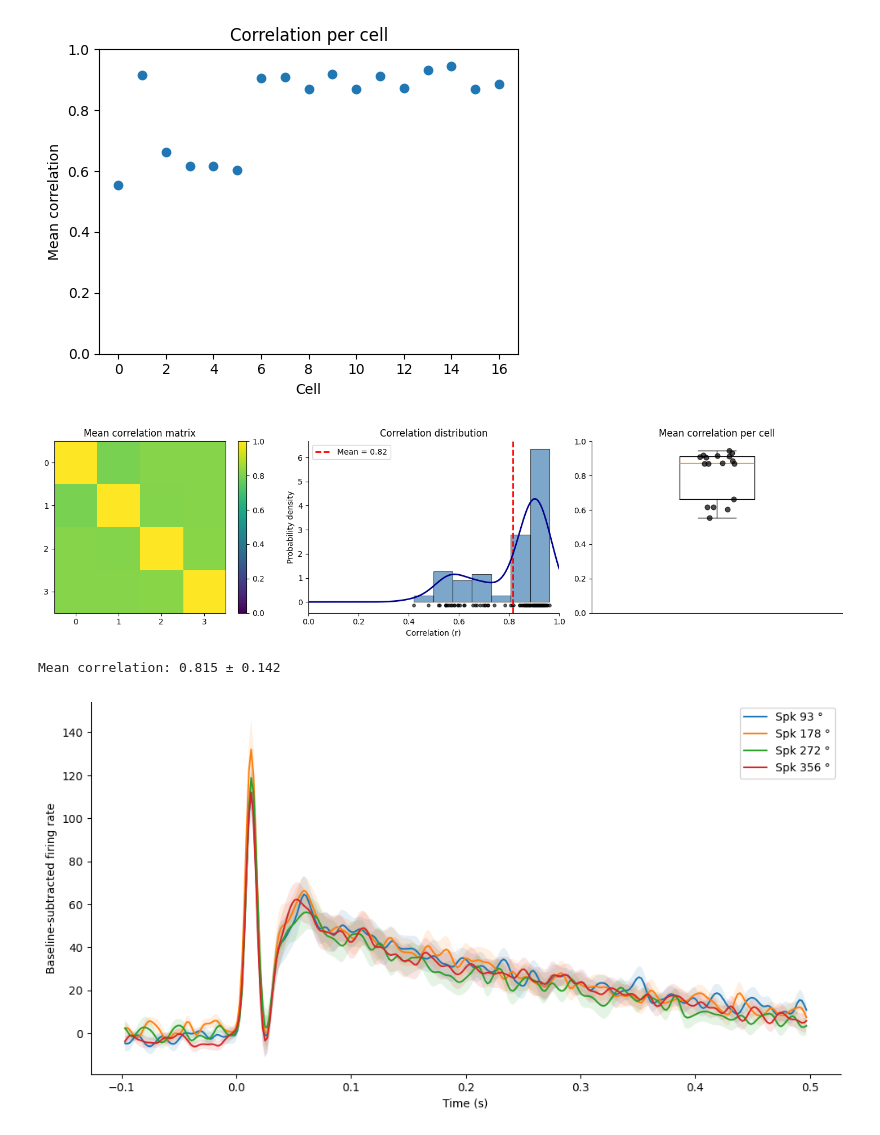
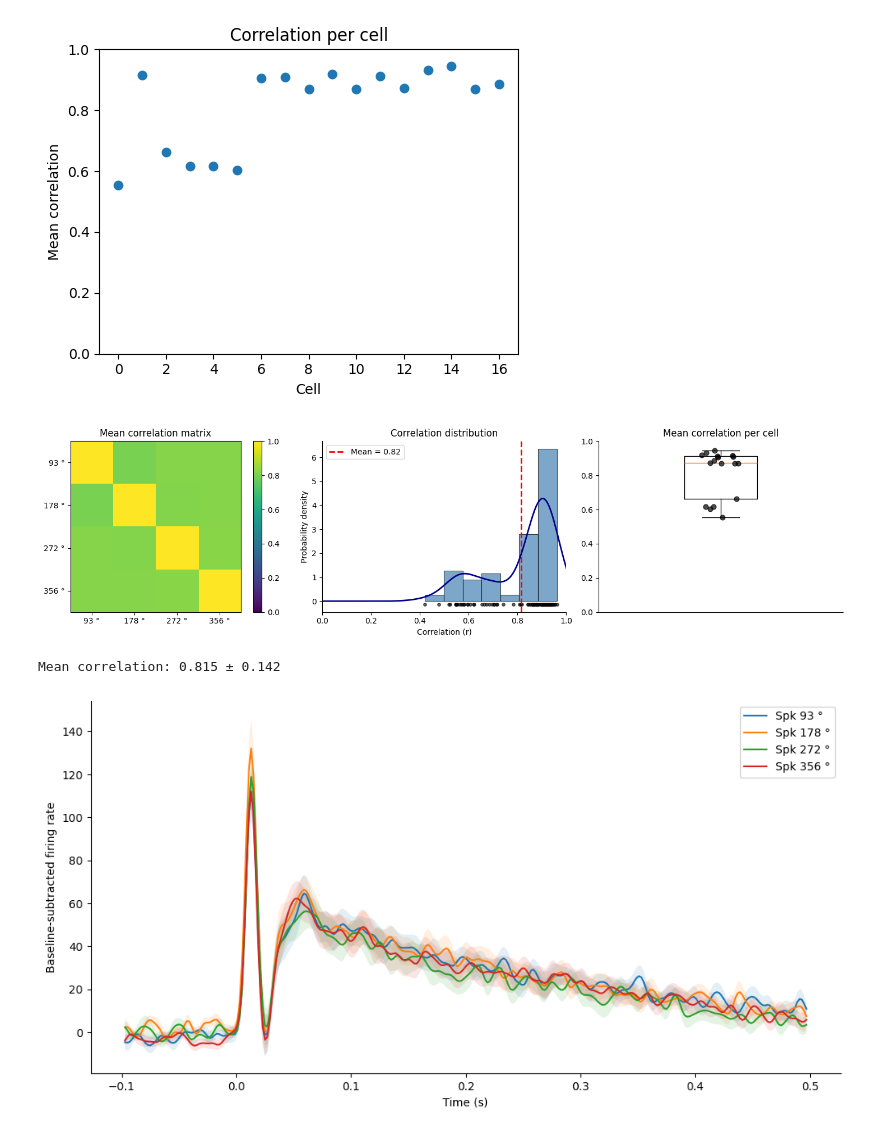
Before and after one commit to FloHofmann/workbench, a Jupyter notebook: notebooks/Alternating_Soundsource.ipynb, the cells around one changed output. Cells and saved outputs as stored; diff of their text form; code cells hidden in the pictures.

```diff
--- a/notebooks/Alternating_Soundsource.ipynb
+++ b/notebooks/Alternating_Soundsource.ipynb
@@ -573,12 +573,19 @@ plt.show()
 [figure]
 # %%
 fig, axes = plt.subplots(1,3, figsize=(15,4))
+speaker_keys = list(stim_keys)  # e.g. ['a','e','r','w']
+speaker_position = {"a": 93, "w": 178, "e": 272, "r": 356}
+speaker_angles_deg = np.array([speaker_position[k] for k in speaker_keys])
+
 
 # heatmap
 im = axes[0].imshow(mean_corr_matrix, vmin=0, vmax=1, cmap='viridis')
 axes[0].set_title('Mean correlation matrix')
 axes[0].set_xticks(range(4))
 axes[0].set_yticks(range(4))
+speakers_deg_str = [f"{spk} °" for spk in speakers]
+axes[0].set_xticklabels(speakers_deg_str)
+axes[0].set_yticklabels(speakers_deg_str)
 
 plt.colorbar(im, ax=axes[0])
 
@@ -626,34 +633,34 @@ axes[1].set_xlabel("Correlation (r)")
 axes[1].set_ylabel("Probability density")
 axes[1].set_title('Correlation distribution')
 axes[1].legend()
 axes[1].set_xlim(0, 1)
 
 axes[1].spines['top'].set_visible(False)
 axes[1].spines['right'].set_visible(False)
 
 # boxplot
 x_center = 1
 jitter_strength = 0.08
 x_jittered = x_center + np.random.uniform(-jitter_strength,
                                           jitter_strength,
                                           size=len(mean_corr_per_cell))
 
 axes[2].boxplot(mean_corr_per_cell, widths=0.3, showfliers=False)
 axes[2].scatter(x_jittered,mean_corr_per_cell, color='black', alpha=0.7, s=40, zorder=3)
 axes[2].set_xticks([])
 axes[2].set_title('Mean correlation per cell')
 axes[2].set_ylim(0,1)
 axes[2].spines['top'].set_visible(False)
 axes[2].spines['right'].set_visible(False)
 
 plt.tight_layout()
 plt.show()
 mean_corr = corr_values.mean()
 std_corr = corr_values.std()
 
 print(f"Mean correlation: {mean_corr:.3f} ± {std_corr:.3f}")
 # %% [output]
-[figure, old version]
+[figure, new version]
 Mean correlation: 0.815 ± 0.142
 # %%
 mean_psth = new_rate_bs_smooth.mean(axis=0)
```
Also changed, not shown: parts of 1 cell of this notebook.
